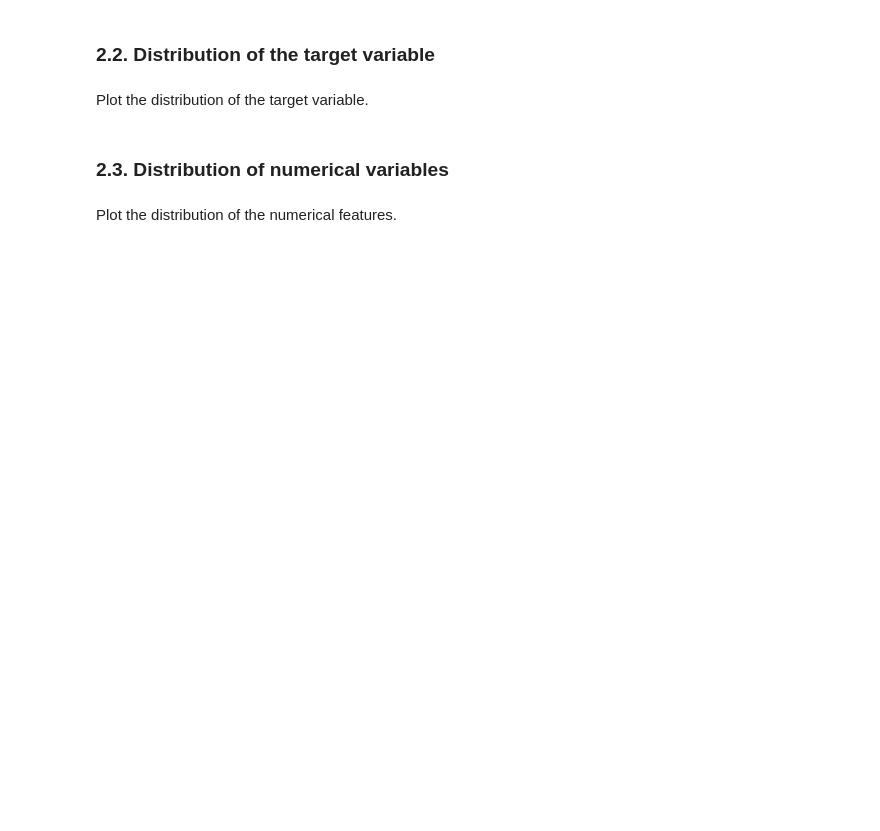
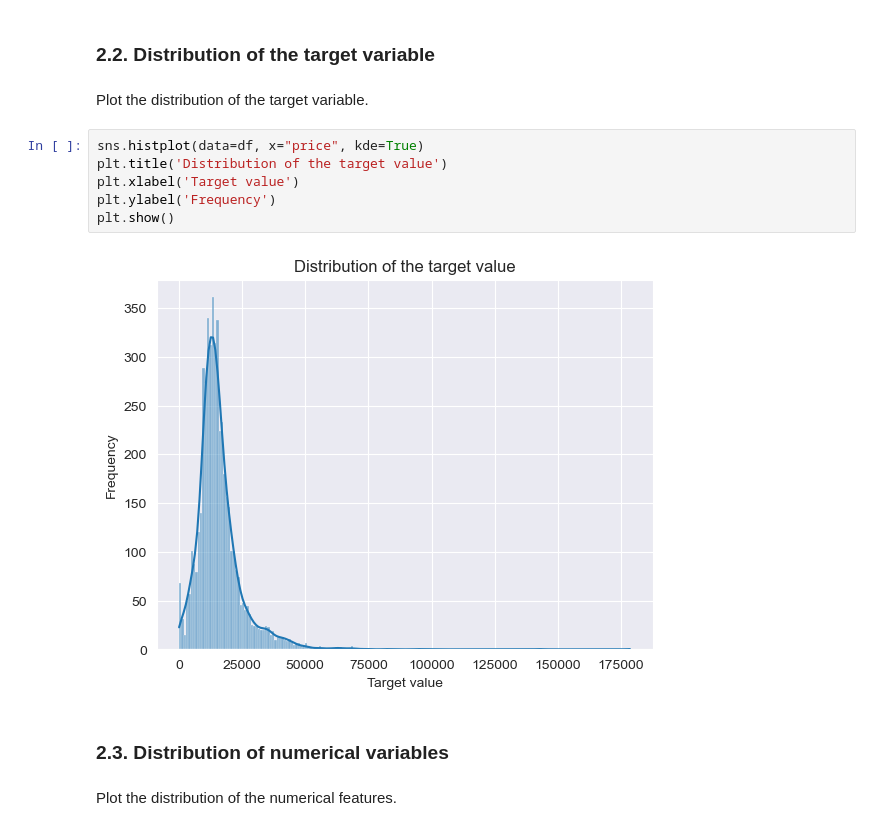
Before and after one commit to GabrielHenaux/machine-Learning-Henaux-Gonnet, a Jupyter notebook: Multivariative/Multivariate linear regression-2/9.3.2_bmw_price_prediction_exercise_en.ipynb, the cells around one changed output. Saved outputs shown, nothing was run; the diff lists cells and outputs as text; blank space fills up the shorter version.

```diff
--- a/Multivariative/Multivariate linear regression-2/9.3.2_bmw_price_prediction_exercise_en.ipynb
+++ b/Multivariative/Multivariate linear regression-2/9.3.2_bmw_price_prediction_exercise_en.ipynb
@@ -63,6 +85,14 @@ Check if the dataset contains any missing values.
 ### 2.2. Distribution of the target variable
 # %% [markdown]
 Plot the distribution of the target variable.
+# %%
+sns.histplot(data=df, x="price", kde=True)
+plt.title('Distribution of the target value')
+plt.xlabel('Target value')
+plt.ylabel('Frequency')
+plt.show()
+# %% [output]
+[figure, added]
 # %% [markdown]
 ### 2.3. Distribution of numerical variables
 # %% [markdown]
```
Also changed, not shown: parts of 6 cells of this notebook, 34 other files.
